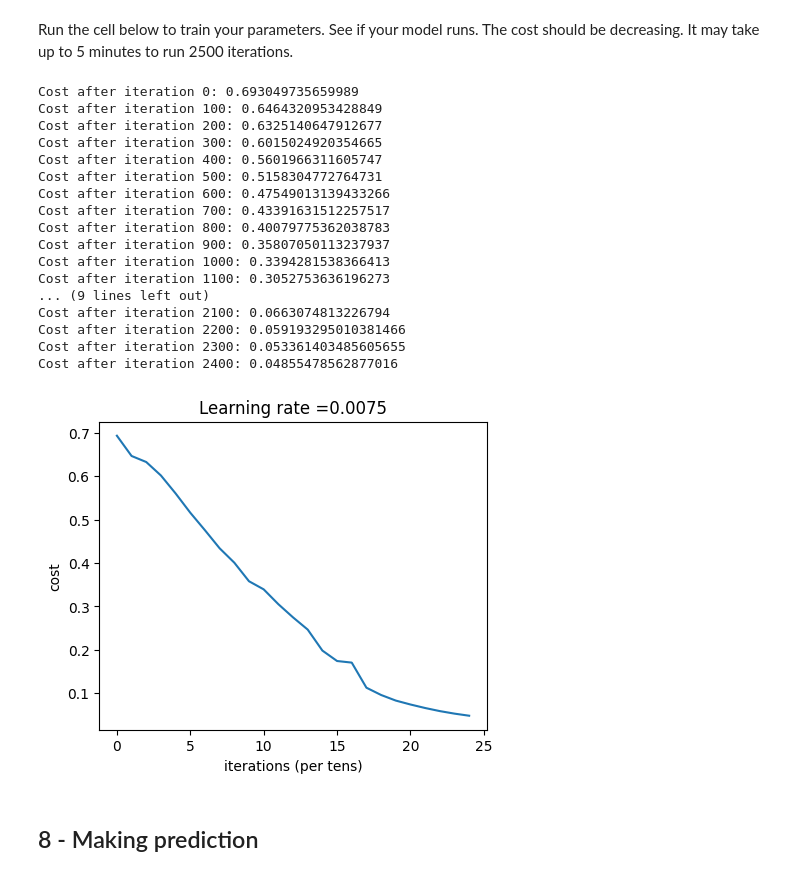
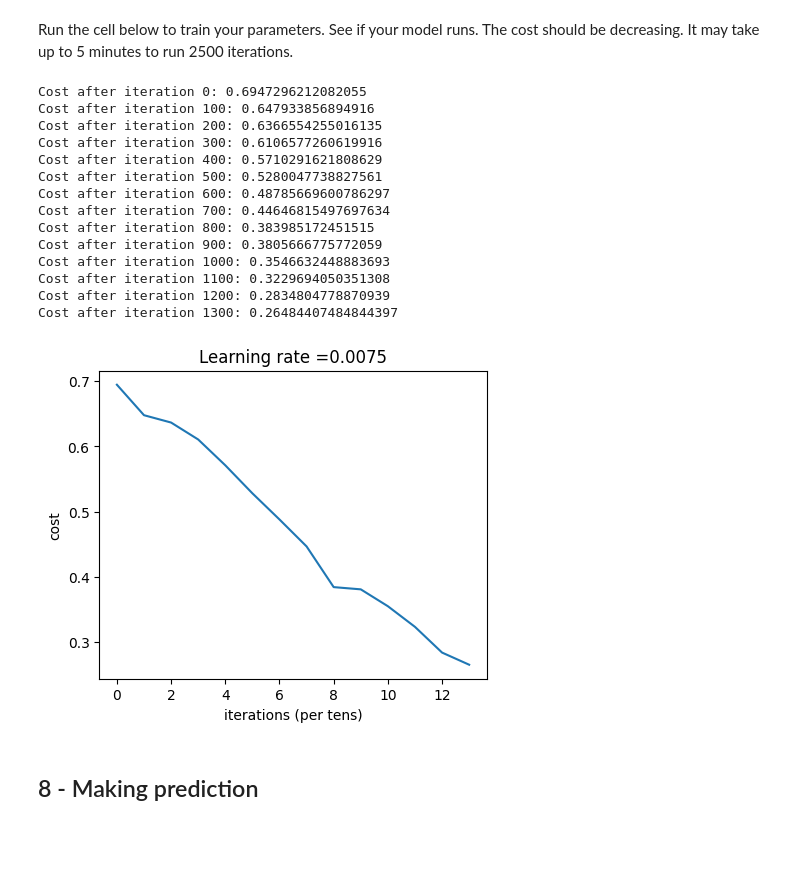
Before and after one commit to benjaminpilnick/stat362, a Jupyter notebook: student/quizzes/week_6_student/two_layer_mlp.ipynb, the cells around one changed output. Cells and saved outputs as stored; diff of their text form; code cells hidden in the pictures; blank space fills up the shorter version.

```diff
--- a/student/quizzes/week_6_student/two_layer_mlp.ipynb
+++ b/student/quizzes/week_6_student/two_layer_mlp.ipynb
@@ -864,32 +864,29 @@ test_x's shape: (12288, 50)
 # %%
 ### CONSTANTS DEFINING THE MODEL ####
 n_x = 12288     # num_px * num_px * 3
-n_h = 7
+n_h = 5
 n_y = 1
 layers_dims = (n_x, n_h, n_y)
 # %% [markdown]
 Run the cell below to train your parameters. See if your model runs. The cost should be decreasing. It may take up to 5 minutes to run 2500 iterations.
 # %%
-parameters = two_layer_model(train_x, train_y, layers_dims = (n_x, n_h, n_y), num_iterations = 2500, print_cost=True)
+parameters = two_layer_model(train_x, train_y, layers_dims = (n_x, n_h, n_y), num_iterations = 1400, print_cost=True)
 # %% [output]
-Cost after iteration 0: 0.693049735659989
-Cost after iteration 100: 0.6464320953428849
-Cost after iteration 200: 0.6325140647912677
-Cost after iteration 300: 0.6015024920354665
-Cost after iteration 400: 0.5601966311605747
-Cost after iteration 500: 0.5158304772764731
-Cost after iteration 600: 0.47549013139433266
-Cost after iteration 700: 0.43391631512257517
-Cost after iteration 800: 0.40079775362038783
-Cost after iteration 900: 0.35807050113237937
-Cost after iteration 1000: 0.3394281538366413
-Cost after iteration 1100: 0.3052753636196273
-... (9 lines left out)
-Cost after iteration 2100: 0.0663074813226794
-Cost after iteration 2200: 0.059193295010381466
-Cost after iteration 2300: 0.053361403485605655
-Cost after iteration 2400: 0.04855478562877016
+Cost after iteration 0: 0.6947296212082055
+Cost after iteration 100: 0.647933856894916
+Cost after iteration 200: 0.6366554255016135
+Cost after iteration 300: 0.6106577260619916
+Cost after iteration 400: 0.5710291621808629
+Cost after iteration 500: 0.5280047738827561
+Cost after iteration 600: 0.48785669600786297
+Cost after iteration 700: 0.44646815497697634
+Cost after iteration 800: 0.383985172451515
+Cost after iteration 900: 0.3805666775772059
+Cost after iteration 1000: 0.3546632448883693
+Cost after iteration 1100: 0.3229694050351308
+Cost after iteration 1200: 0.2834804778870939
+Cost after iteration 1300: 0.26484407484844397
-[figure, old version]
+[figure, new version]
 # %% [markdown]
 ## 8 - Making prediction
 # %%
```
Also changed, not shown: parts of 2 cells of this notebook, 2 other files.
